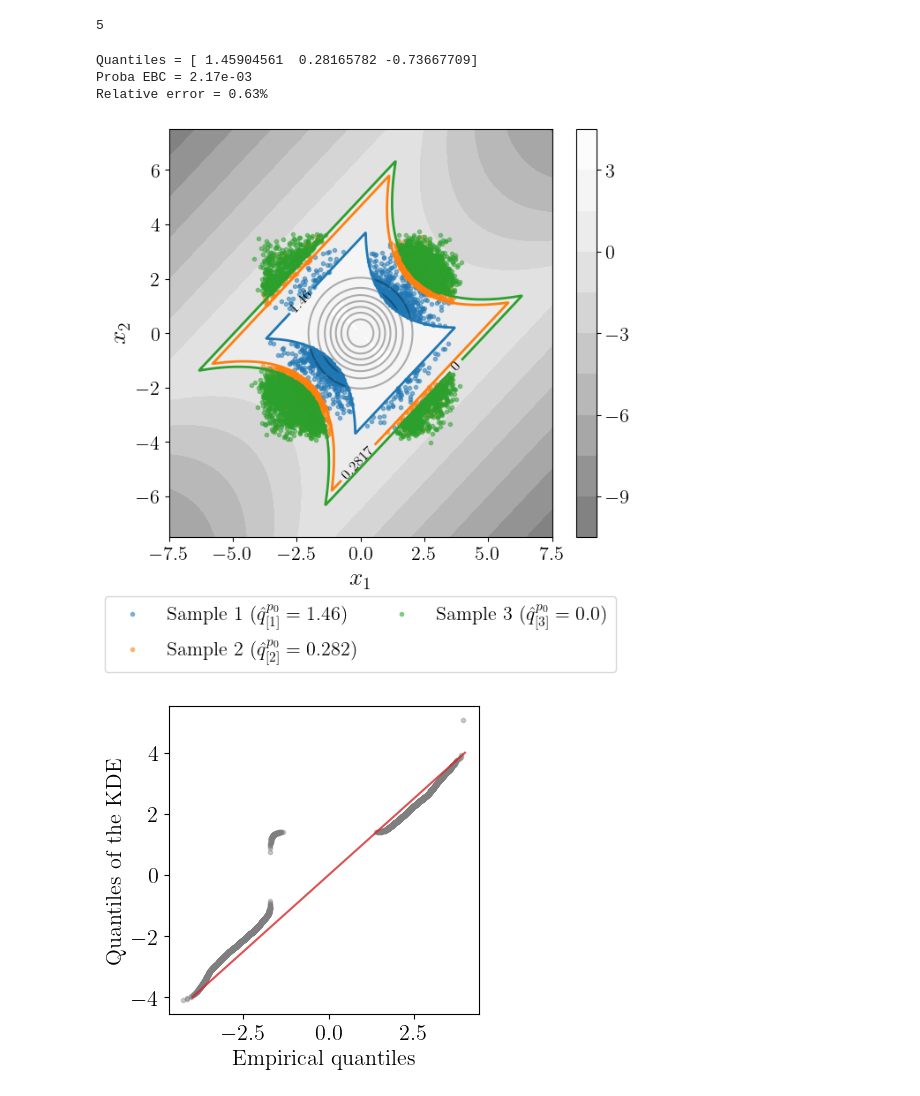
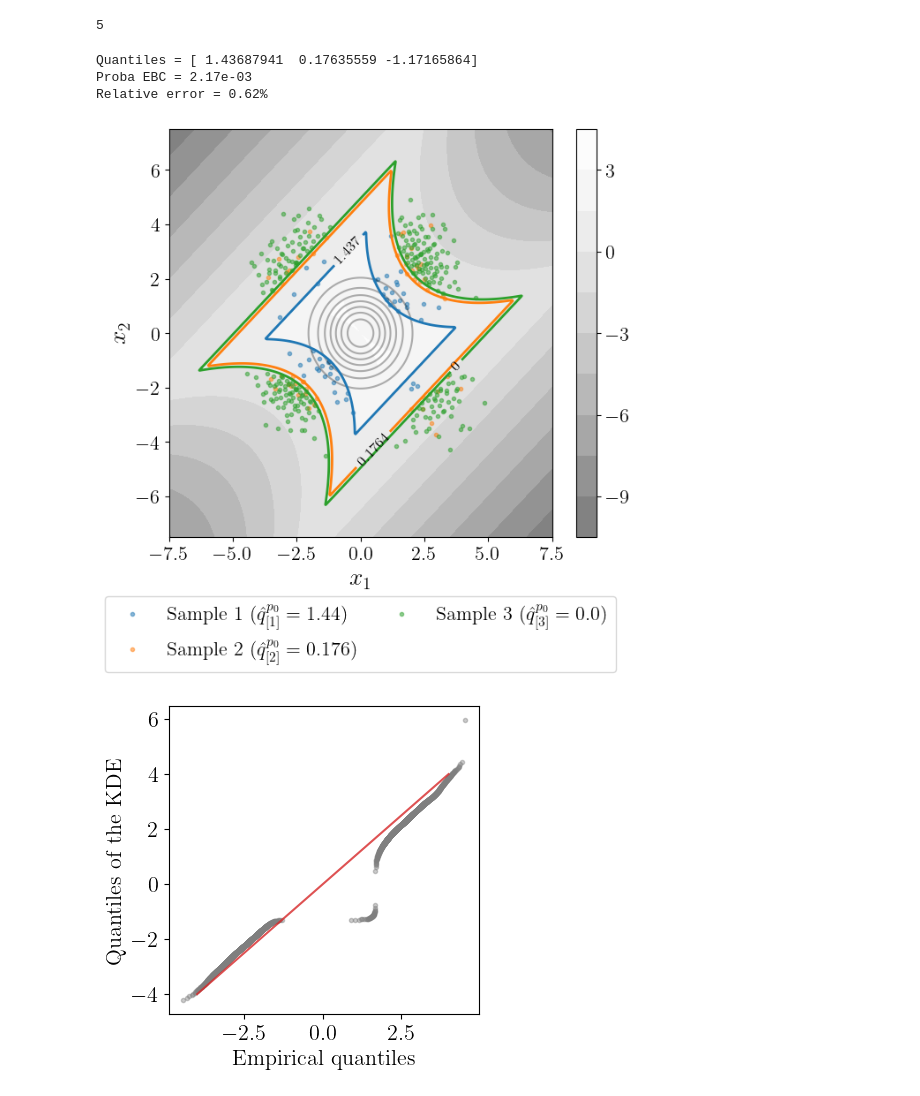
Before and after one commit to efekhari27/bancs, a Jupyter notebook: examples/BANCS_4branch.ipynb, the cells around one changed output. Saved outputs shown, nothing was run; the diff lists cells and outputs as text; code cells hidden in the pictures.

```diff
--- a/examples/BANCS_4branch.ipynb
+++ b/examples/BANCS_4branch.ipynb
@@ -38,21 +38,21 @@ int(1 + np.floor(5000 ** (2 / (4 + 8))))
 # %% [output]
 5
 # %%
-N = int(1e4)
+N = int(5e2)
 bancs = BANCS(failure_event, N=N, M=6, p0=0.1)
 quantiles = bancs.run()
 pf = bancs.compute_pf()
 print("Quantiles =", quantiles)
 print("Proba EBC = {:.2e}".format(pf))
 print("Relative error = {:.2%}".format(np.abs(pf - pf_ref) / pf_ref))
 fig = bancs.draw_2D_BANCS(colorbar=faded_greys)
 plt.savefig("figures/bancs_4branch.pdf", bbox_inches='tight')
 plt.savefig("figures/bancs_4branch.jpg", bbox_inches='tight', dpi=300);
 # %% [output]
-Quantiles = [ 1.45904561  0.28165782 -0.73667709]
+Quantiles = [ 1.43687941  0.17635559 -1.17165864]
 Proba EBC = 2.17e-03
-Relative error = 0.63%
+Relative error = 0.62%
-[figure, old version]
+[figure, new version]
 # %%
 # Marginals goodness of fit
 ss_index = 2
@@ -71,7 +71,7 @@ plt.xlabel("Empirical quantiles")
 plt.ylabel("Quantiles of the KDE")
 plt.savefig("figures/qqplot_4branch.png", dpi=300, bbox_inches='tight');
 # %% [output]
-[figure, old version]
+[figure, new version]
 # %%
 # Marginals goodness of fit
 subset_idx = 2
```
Also changed, not shown: parts of 2 cells of this notebook, 29 other files.
